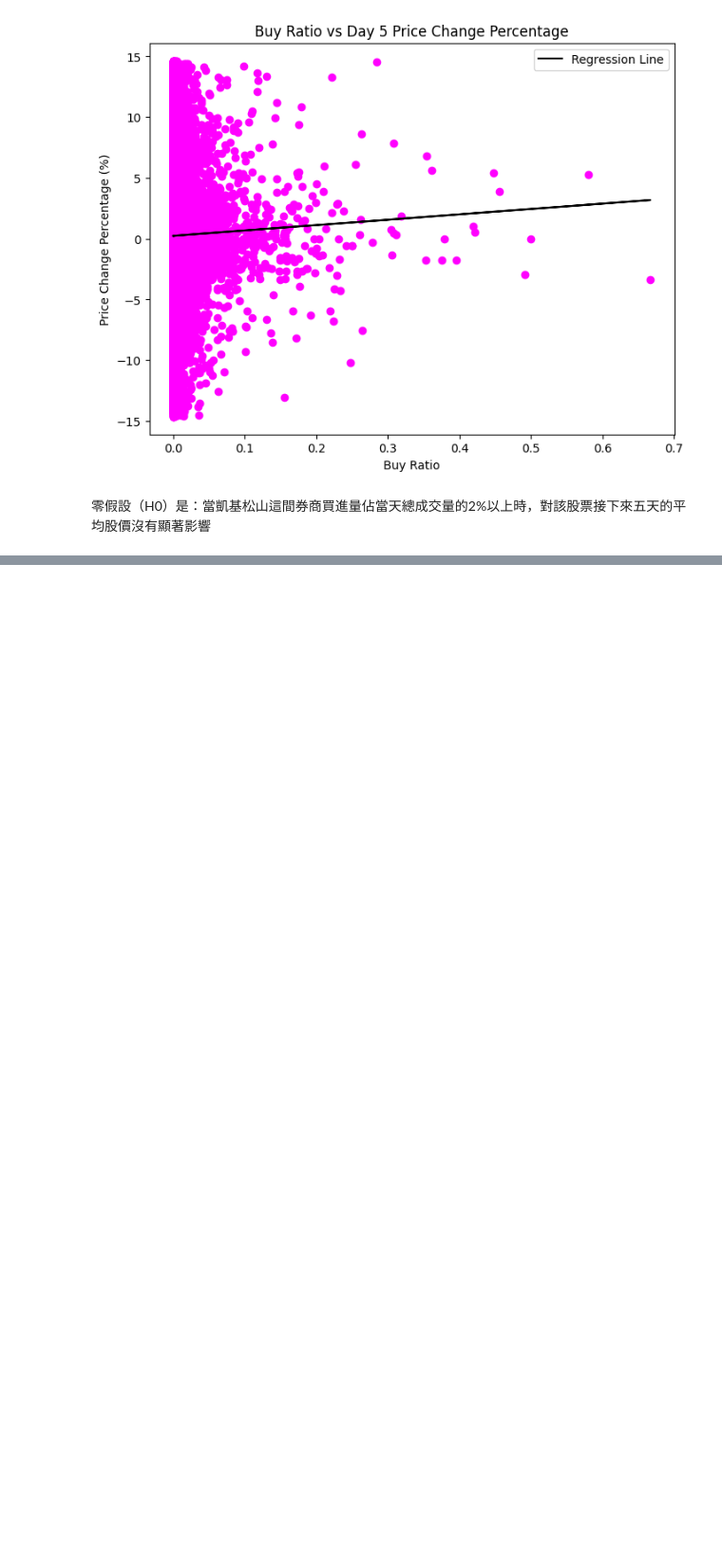
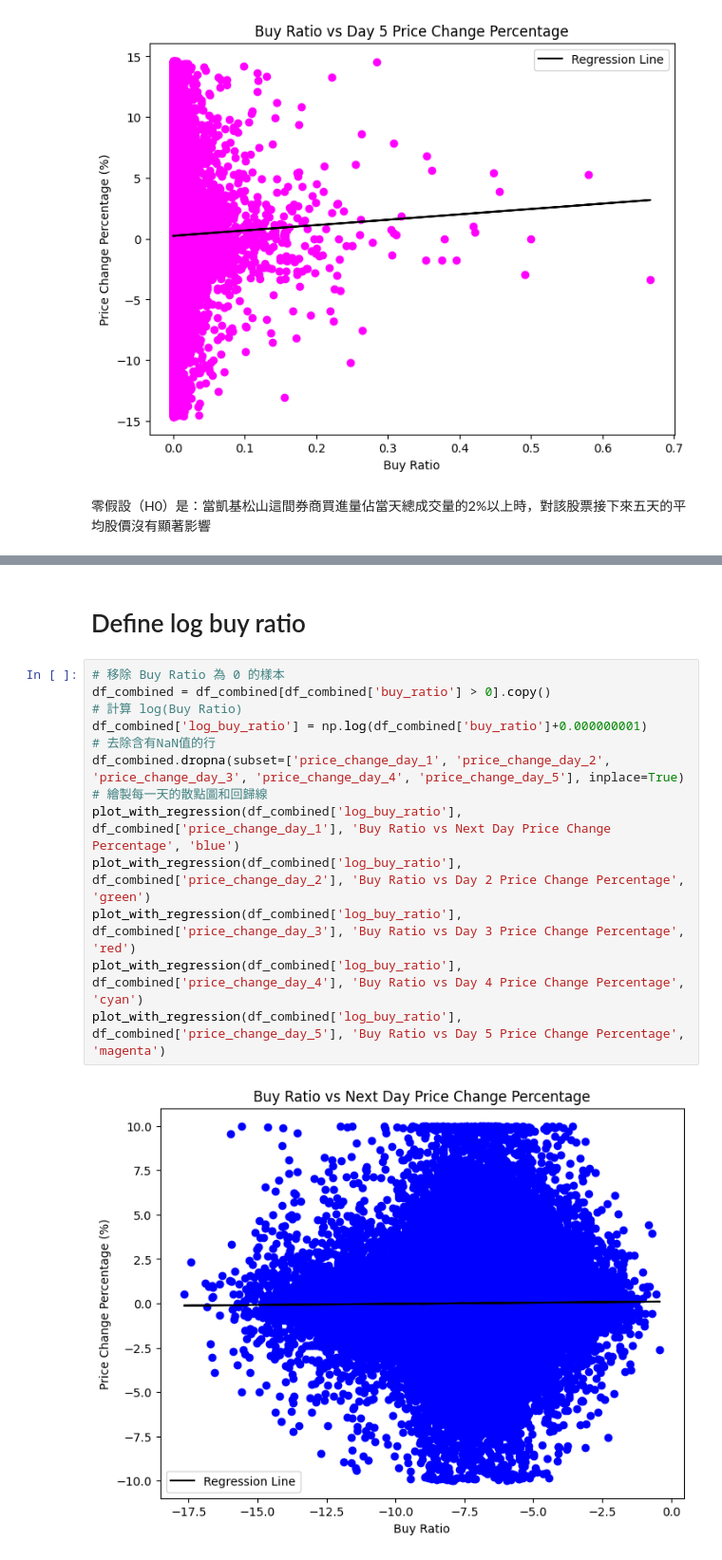
Before and after one commit to tw-lws/StockBrokerPriceCorrelation, a Jupyter notebook: BrokerAndPriceCorrelation.ipynb, the cells around one changed output, grey strips where cells are left out. Shown at 95% size. Drawn from its saved outputs; the diff is of its cells as text; blank space fills up the shorter version.

Commit message:
新增log_buy_ratio  資料處理 畫圖 檢定以及結果解釋

```diff
--- a/BrokerAndPriceCorrelation.ipynb
+++ b/BrokerAndPriceCorrelation.ipynb
@@ -279,0 +286,17 @@ p值：p值是觀察到的數據（或更極端情況）在零假設為真時發
+# %% [markdown]
+# Define log buy ratio
+# %%
+# 移除 Buy Ratio 為 0 的樣本
+df_combined = df_combined[df_combined['buy_ratio'] > 0].copy()
+# 計算 log(Buy Ratio)
+df_combined['log_buy_ratio'] = np.log(df_combined['buy_ratio']+0.000000001)
+# 去除含有NaN值的行
+df_combined.dropna(subset=['price_change_day_1', 'price_change_day_2', 'price_change_day_3', 'price_change_day_4', 'price_change_day_5'], inplace=True)
+# 繪製每一天的散點圖和回歸線
+plot_with_regression(df_combined['log_buy_ratio'], df_combined['price_change_day_1'], 'Buy Ratio vs Next Day Price Change Percentage', 'blue')
+plot_with_regression(df_combined['log_buy_ratio'], df_combined['price_change_day_2'], 'Buy Ratio vs Day 2 Price Change Percentage', 'green')
+plot_with_regression(df_combined['log_buy_ratio'], df_combined['price_change_day_3'], 'Buy Ratio vs Day 3 Price Change Percentage', 'red')
+plot_with_regression(df_combined['log_buy_ratio'], df_combined['price_change_day_4'], 'Buy Ratio vs Day 4 Price Change Percentage', 'cyan')
+plot_with_regression(df_combined['log_buy_ratio'], df_combined['price_change_day_5'], 'Buy Ratio vs Day 5 Price Change Percentage', 'magenta')
+# %% [output]
+[figure, added]
```
Also changed, not shown: parts of 8 cells of this notebook.
